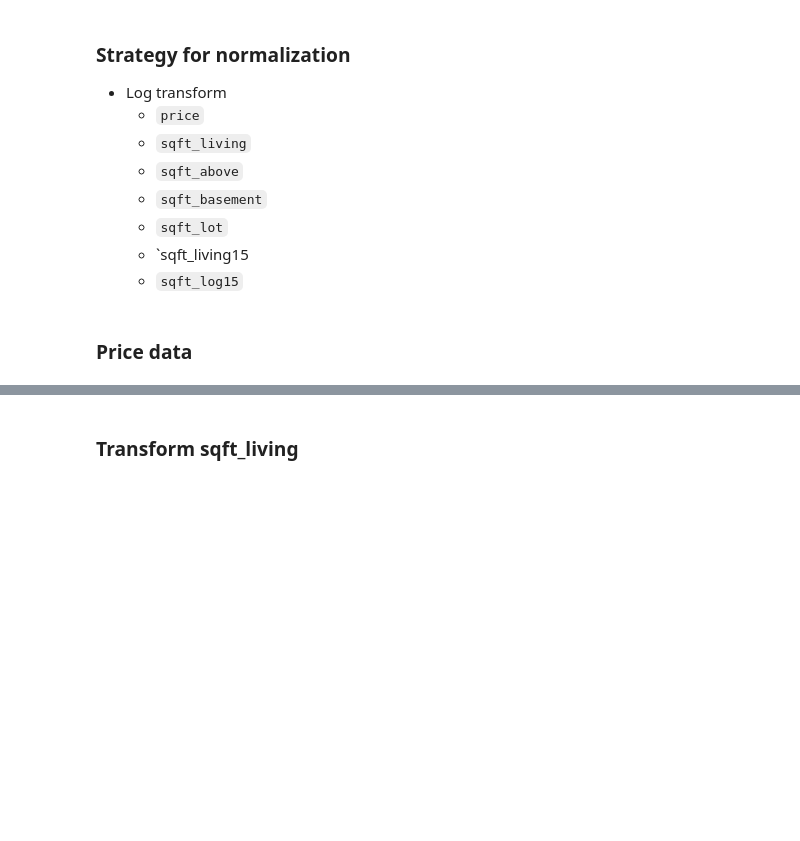
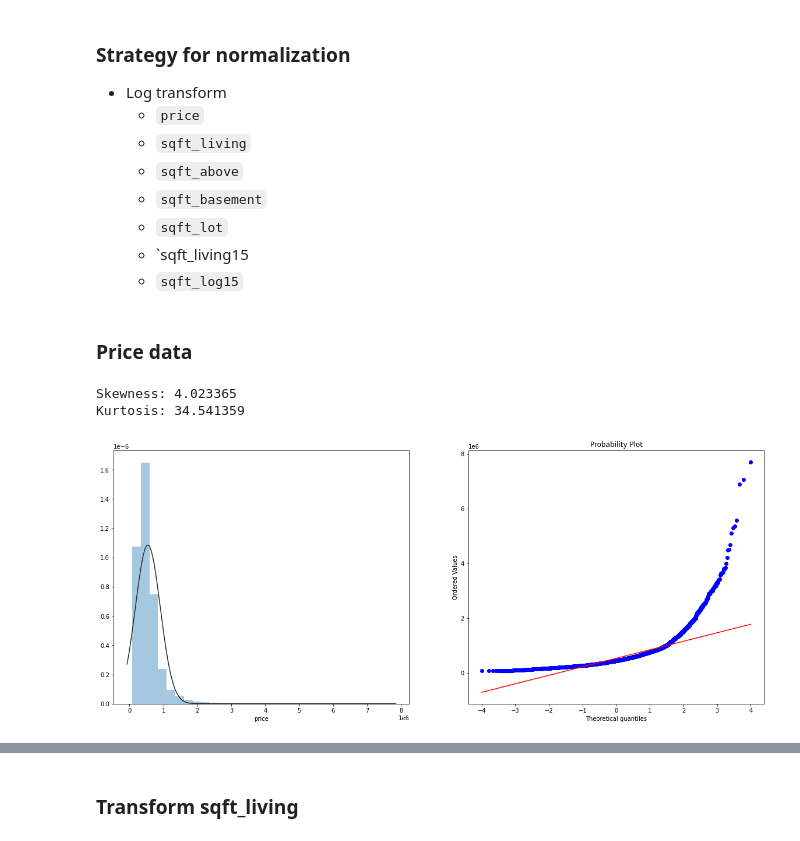
Before and after one commit to kjspring/dsc-phase-2-project-v2-3, a Jupyter notebook: project_notebook.ipynb, the cells around one changed output, grey strips where cells are left out. Drawn from its saved outputs; the diff is of its cells as text; code cells hidden in the pictures; blank space fills up the shorter version.

```diff
--- a/project_notebook.ipynb
+++ b/project_notebook.ipynb
@@ -433,17 +396,21 @@ ax.set_title("Heatmap of Correlation Between Attributes (Including Target)");
 # %%
 from scipy.stats import norm
 from scipy import stats
 
 #histogram and normal probability plot
-sns.distplot(df['price'], fit=norm, bins=30, kde=False);
-fig = plt.figure()
-res = stats.probplot(df['price'], plot=plt)
+fig, (ax1, ax2) = plt.subplots(1,2, figsize=(20,8))
+sns.distplot(df['price'], fit=norm, bins=30, kde=False, ax=ax1);
+res = stats.probplot(df['price'], plot=ax2)
 
 # This shows a right-skewed distribution
 ## https://medium.com/@atanudan/kurtosis-skew-function-in-pandas-aa63d72e20de
 print("Skewness: %f" % df['price'].skew()) # Data is highly skewed
 print("Kurtosis: %f" % df['price'].kurt()) # leptokurtic (>3)
 
 # Notes: I want to put these plots next to each other
+# %% [output]
+Skewness: 4.023365
+Kurtosis: 34.541359
+[figure, added]
 # %%
 # log transform price data
```
Also changed, not shown: parts of 20 cells of this notebook.
